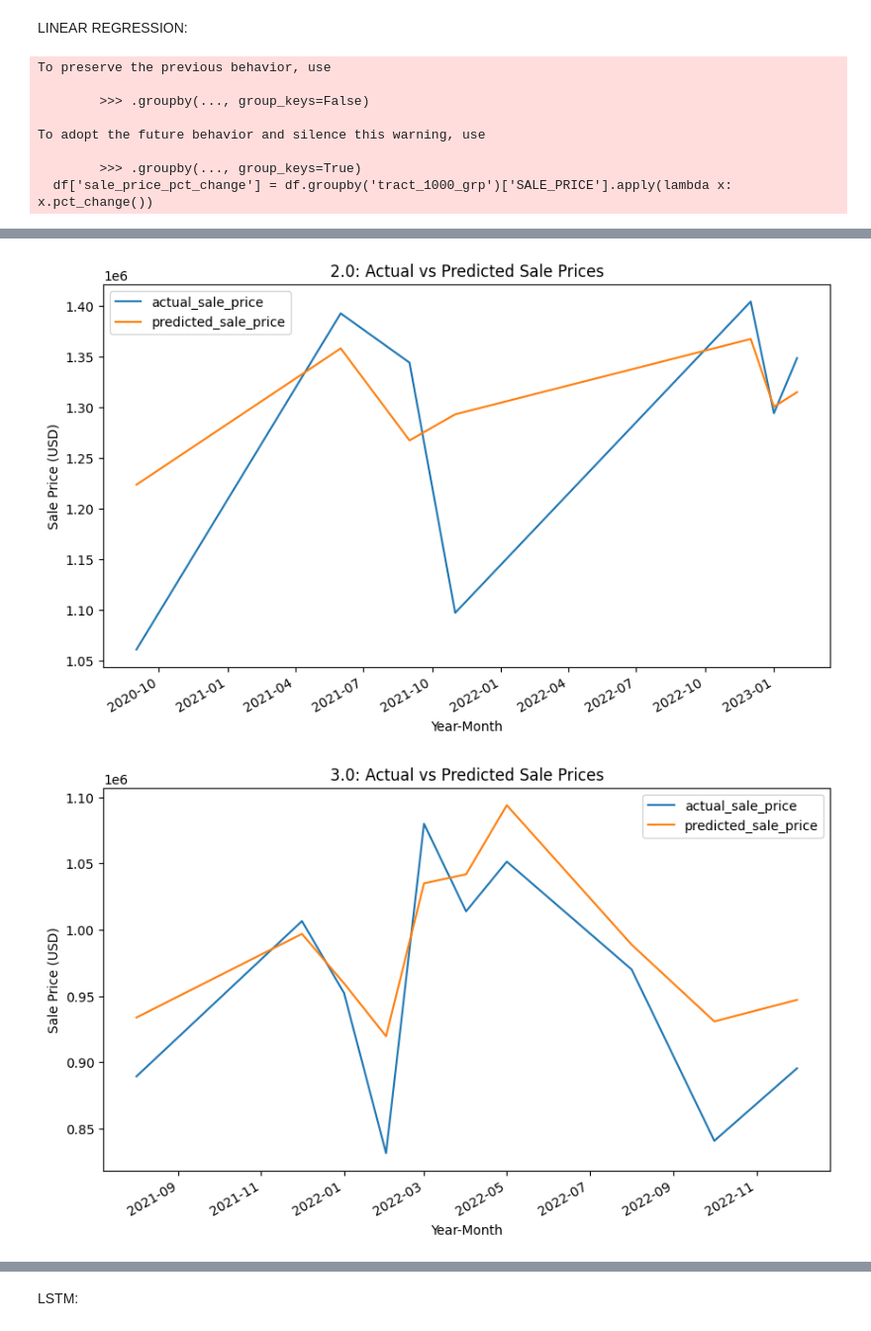
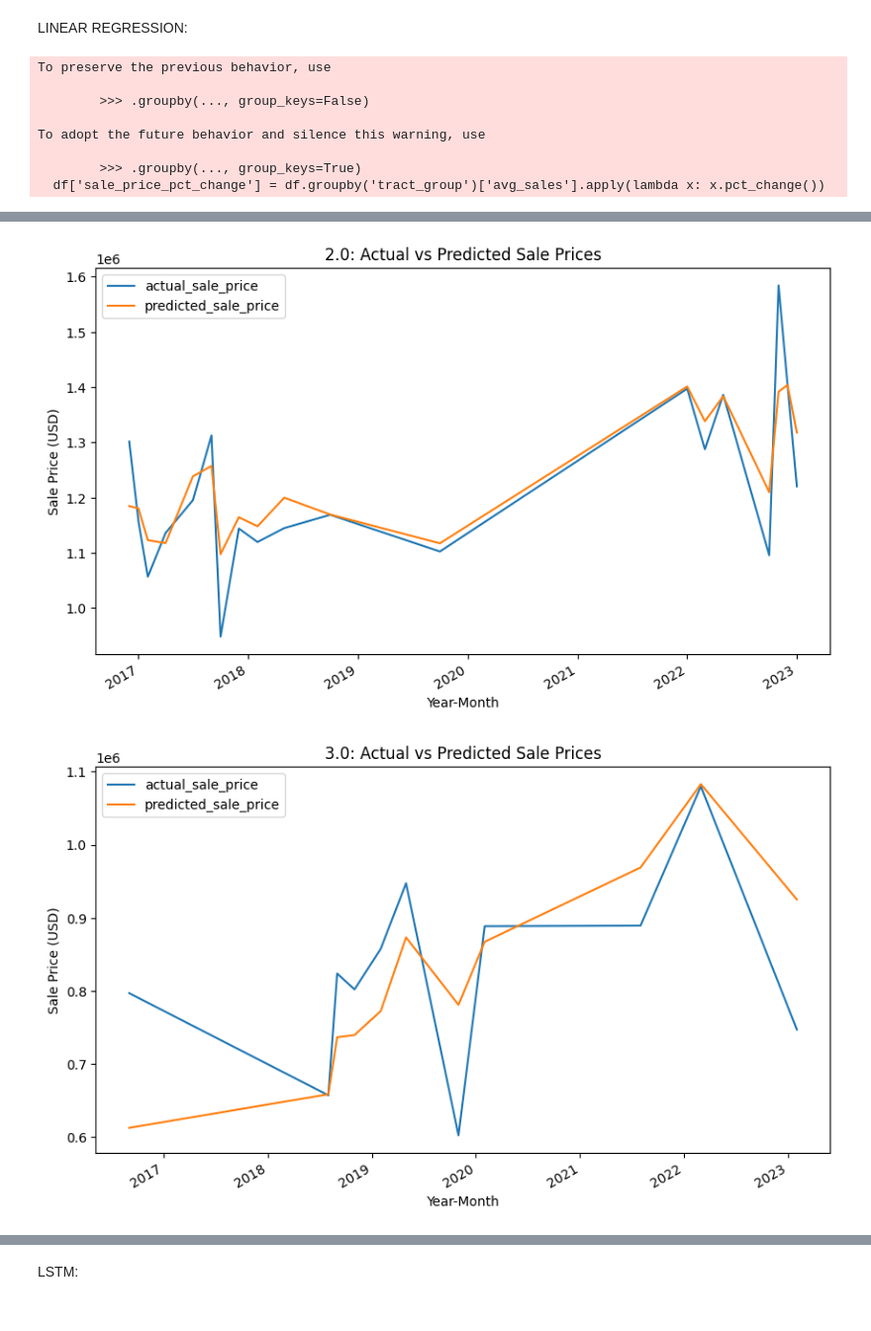
Before and after one commit to singhsneha99/BDS_Predictive, a Jupyter notebook: Health_inspection.ipynb, the cells around one changed output, grey strips where cells are left out. Shown at 99% size. Saved outputs shown, nothing was run; the diff lists cells and outputs as text; code cells hidden in the pictures.

```diff
--- a/Health_inspection.ipynb
+++ b/Health_inspection.ipynb
@@ -35,7 +35,7 @@ df = pd.read_csv('/content/drive/My Drive/TimeSeries_Data/health_inspections_tim
 df['yr-month'] = pd.to_datetime(df['yr-month'], format='%Y-%m')
 
 # Calculate the percentage change in SALE_PRICE from the previous month
-df['sale_price_pct_change'] = df.groupby('tract_1000_grp')['SALE_PRICE'].apply(lambda x: x.pct_change())
+df['sale_price_pct_change'] = df.groupby('tract_group')['avg_sales'].apply(lambda x: x.pct_change())
 
 # Split the data into train and test sets
 train, test = train_test_split(df, test_size=0.2, random_state=42)
@@ -46,23 +46,23 @@ test = test.dropna()
 
 # Fit linear regression model on the train set for each group
 models = {}
-for group, data in train.groupby('tract_1000_grp'):
+for group, data in train.groupby('tract_group'):
     model = LinearRegression()
-    X_train = data.drop(['tract_1000_grp', 'yr-month', 'SALE_PRICE', 'sale_price_pct_change'], axis=1)
+    X_train = data.drop(['tract_group', 'yr-month', 'avg_sales', 'sale_price_pct_change'], axis=1)
     y_train = data['sale_price_pct_change']
     model.fit(X_train, y_train)
     models[group] = model
 
 # Make predictions on the test set for each group
 predictions = pd.DataFrame(columns=['group', 'yr-month', 'predicted_sale_price_pct_change', 'actual_sale_price_pct_change'])
-for group, data in test.groupby('tract_1000_grp'):
+for group, data in test.groupby('tract_group'):
     model = models[group]
-    X_test = data.drop(['tract_1000_grp', 'yr-month', 'SALE_PRICE', 'sale_price_pct_change'], axis=1)
+    X_test = data.drop(['tract_group', 'yr-month', 'avg_sales', 'sale_price_pct_change'], axis=1)
     y_test_pred = model.predict(X_test)
     data['predicted_sale_price_pct_change'] = y_test_pred
     data['actual_sale_price_pct_change'] = data['sale_price_pct_change']
     data['group'] = group
-    predictions = pd.concat([predictions, data[['group', 'yr-month','SALE_PRICE', 'predicted_sale_price_pct_change', 'actual_sale_price_pct_change']]])
+    predictions = pd.concat([predictions, data[['group', 'yr-month','avg_sales', 'predicted_sale_price_pct_change', 'actual_sale_price_pct_change']]])
 
 # Calculate the mean absolute error (MAE) of the predictions for each group
 mae_by_group = predictions.groupby('group').apply(lambda x: abs(x['predicted_sale_price_pct_change'] - x['actual_sale_price_pct_change']).mean())
@@ -79,8 +79,8 @@ print("Overall MAE:", overall_mae)
 # Plot the predicted and actual sale prices for each group
 for group, predictions in predictions.groupby('group', group_keys=False):
     predictions = predictions.set_index('yr-month')
-    predictions['predicted_sale_price'] = predictions['SALE_PRICE'] * (1 + predictions['predicted_sale_price_pct_change'])
-    predictions['actual_sale_price'] = predictions['SALE_PRICE'] * (1 + predictions['actual_sale_price_pct_change'])
+    predictions['predicted_sale_price'] = predictions['avg_sales'] * (1 + predictions['predicted_sale_price_pct_change'])
+    predictions['actual_sale_price'] = predictions['avg_sales'] * (1 + predictions['actual_sale_price_pct_change'])
     predictions[['actual_sale_price', 'predicted_sale_price']].plot(figsize=(10, 6))
     plt.title(f'{group}: Actual vs Predicted Sale Prices')
     plt.xlabel('Year-Month')
@@ -94,6 +94,6 @@ To preserve the previous behavior, use
 To adopt the future behavior and silence this warning, use
 
         >>> .groupby(..., group_keys=True)
-  df['sale_price_pct_change'] = df.groupby('tract_1000_grp')['SALE_PRICE'].apply(lambda x: x.pct_change())
+  df['sale_price_pct_change'] = df.groupby('tract_group')['avg_sales'].apply(lambda x: x.pct_change())
 MAE by group:
 group
@@ -119,2 +116,2 @@ Overall MAE: 0.11328326789378512
-[figure, old version]
+[figure, new version]
-[figure, old version]
+[figure, new version]
```
Also changed, not shown: parts of 1 cell of this notebook.
